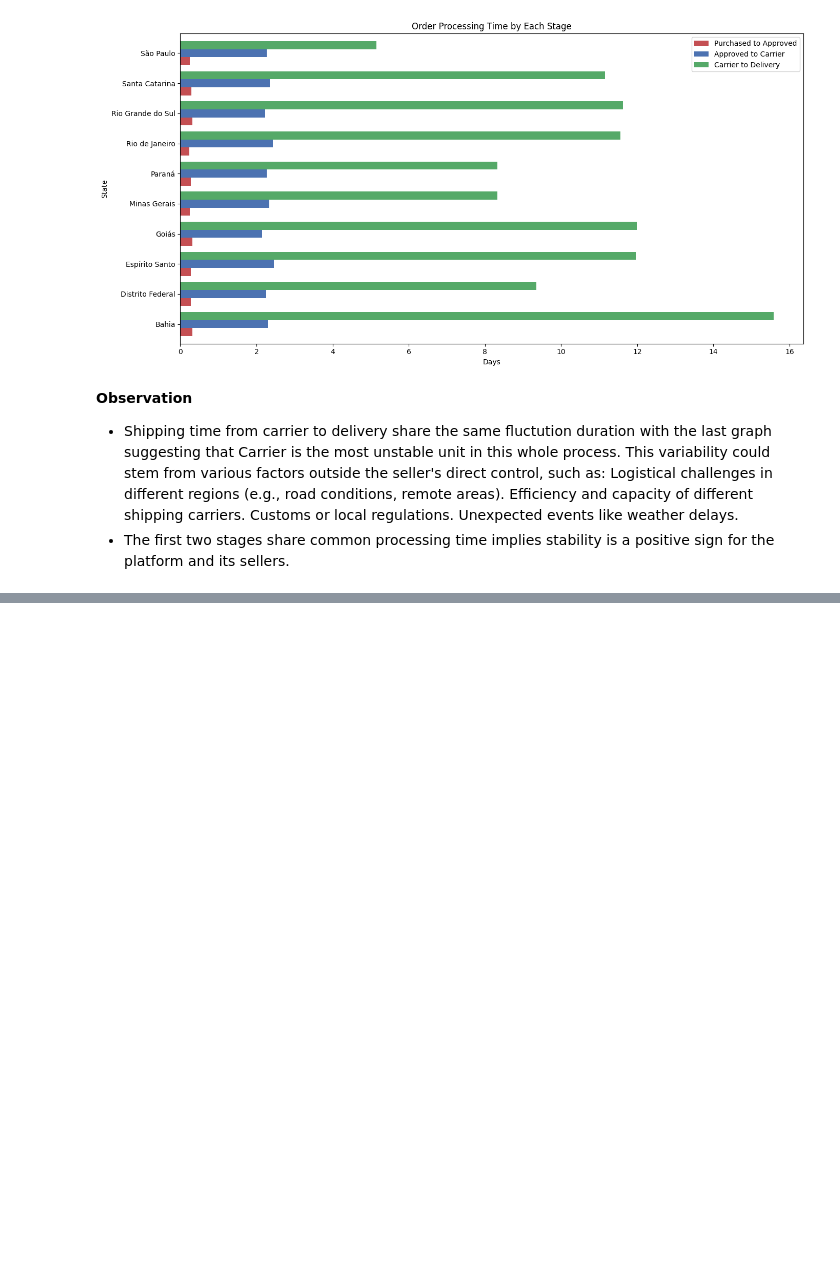
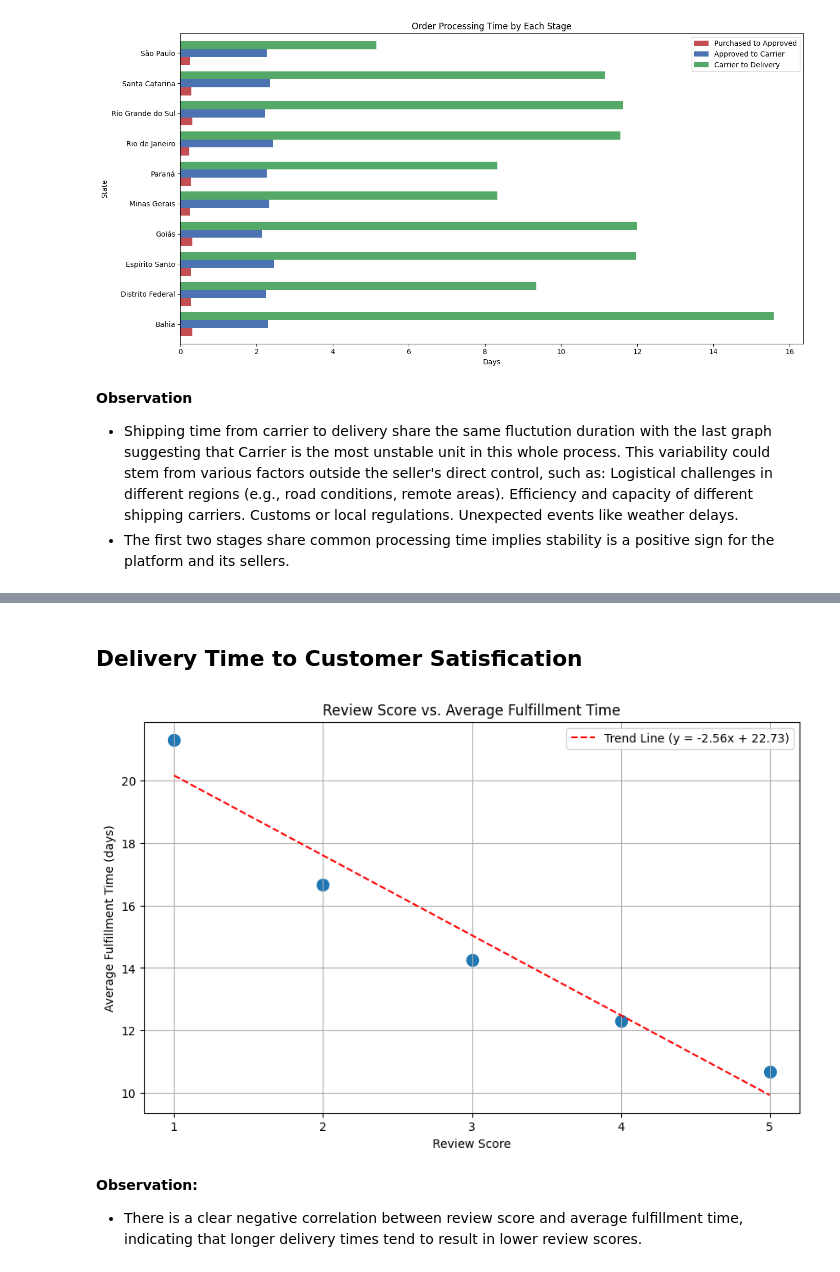
Before and after one commit to andy-nguyen-21/BrazilianE-Commerce, a Jupyter notebook: E_commerce_data_analyst.ipynb, the cells around one changed output, grey strips where cells are left out. Drawn from its saved outputs; the diff is of its cells as text; code cells hidden in the pictures; blank space fills up the shorter version.

```diff
--- a/E_commerce_data_analyst.ipynb
+++ b/E_commerce_data_analyst.ipynb
@@ -1134,0 +1223,14 @@ Unexpected events like weather delays.
+# %%
+fulfillment_time_between_review_query = """
+  SELECT
+    review_score,
+    AVG(JULIANDAY(order_delivered_customer_date) - JULIANDAY(order_purchase_timestamp)) AS avg_fulfillment_time
+  FROM
+    orders
+    JOIN order_reviews USING (order_id)
+  GROUP BY
+    review_score
+"""
+
+fulfillment_time_between_review = pd.read_sql_query(fulfillment_time_between_review_query, db_connection)
+fulfillment_time_between_review.head()
@@ -1134,0 +1267,34 @@ Unexpected events like weather delays.
+# %% [markdown]
+## Delivery Time to Customer Satisfication
+# %%
+# Create a scatter plot
+plt.figure(figsize=(10, 6))
+plt.scatter(fulfillment_time_between_review['review_score'], fulfillment_time_between_review['avg_fulfillment_time'], s=100) # Increased marker size
+
+# Add a trend line
+X = fulfillment_time_between_review['review_score'].values.reshape(-1, 1)
+y = fulfillment_time_between_review['avg_fulfillment_time'].values.reshape(-1, 1)
+
+model = LinearRegression()
+model.fit(X, y)
+
+trend_X = np.array([X.min(), X.max()]).reshape(-1, 1)
+trend_y = model.predict(trend_X)
+
+plt.plot(trend_X, trend_y, color='red', linestyle='--', label=f'Trend Line (y = {model.coef_[0][0]:.2f}x + {model.intercept_[0]:.2f})')
+
+plt.xlabel('Review Score')
+plt.ylabel('Average Fulfillment Time (days)')
+plt.title('Review Score vs. Average Fulfillment Time')
+plt.legend()
+plt.grid(True)
+
+# Set x-axis ticks to show whole numbers
+plt.xticks(fulfillment_time_between_review['review_score'])
+
+plt.show()
+# %% [output]
+[figure, added]
+# %% [markdown]
+**Observation:**
+* There is a clear negative correlation between review score and average fulfillment time, indicating that longer delivery times tend to result in lower review scores.
```
Also changed, not shown: parts of 26 cells of this notebook.
